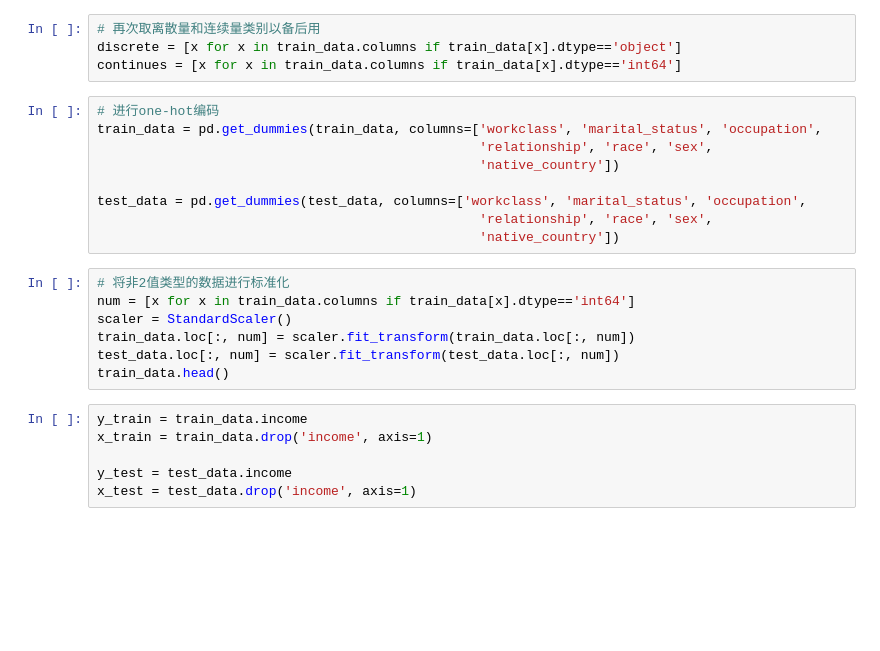
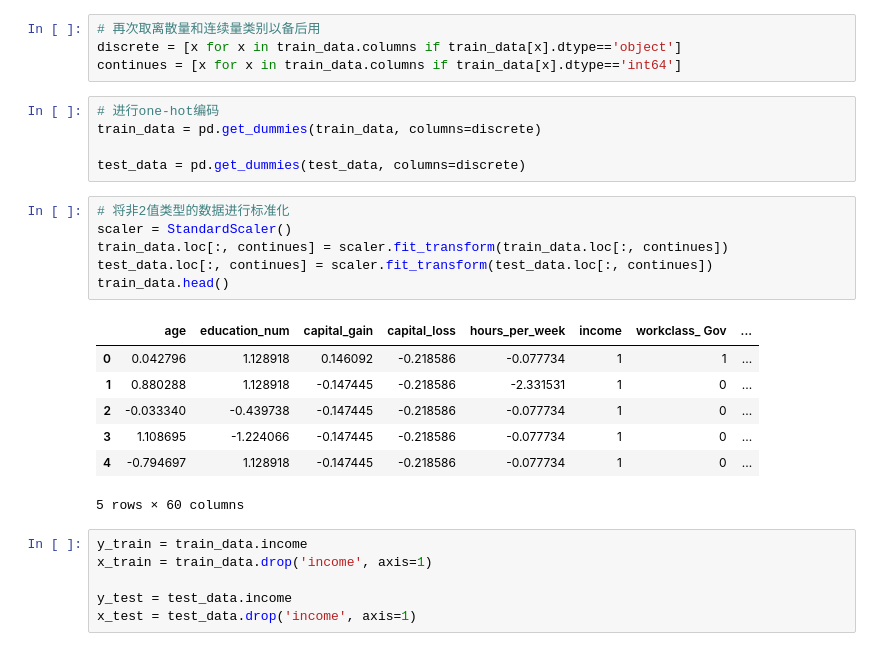
Before and after one commit to pingdixiaoguai/adult-income-prediction, a Jupyter notebook: svm.ipynb, the cells around one changed output. Cells and saved outputs as stored; diff of their text form; blank space fills up the shorter version.

```diff
--- a/svm.ipynb
+++ b/svm.ipynb
@@ -249,20 +249,23 @@ discrete = [x for x in train_data.columns if train_data[x].dtype=='object']
 continues = [x for x in train_data.columns if train_data[x].dtype=='int64']
 # %%
 # 进行one-hot编码
-train_data = pd.get_dummies(train_data, columns=['workclass', 'marital_status', 'occupation',
-                                                 'relationship', 'race', 'sex',
-                                                 'native_country'])
+train_data = pd.get_dummies(train_data, columns=discrete)
 
-test_data = pd.get_dummies(test_data, columns=['workclass', 'marital_status', 'occupation',
-                                                 'relationship', 'race', 'sex',
-                                                 'native_country'])
+test_data = pd.get_dummies(test_data, columns=discrete)
 # %%
 # 将非2值类型的数据进行标准化
-num = [x for x in train_data.columns if train_data[x].dtype=='int64']
 scaler = StandardScaler()
-train_data.loc[:, num] = scaler.fit_transform(train_data.loc[:, num])
-test_data.loc[:, num] = scaler.fit_transform(test_data.loc[:, num])
+train_data.loc[:, continues] = scaler.fit_transform(train_data.loc[:, continues])
+test_data.loc[:, continues] = scaler.fit_transform(test_data.loc[:, continues])
 train_data.head()
+# %% [output]
+|  | age | education_num | capital_gain | capital_loss | hours_per_week | income | workclass_ Gov | ... |
+| 0 | 0.042796 | 1.128918 | 0.146092 | -0.218586 | -0.077734 | 1 | 1 | ... |
+| 1 | 0.880288 | 1.128918 | -0.147445 | -0.218586 | -2.331531 | 1 | 0 | ... |
+| 2 | -0.033340 | -0.439738 | -0.147445 | -0.218586 | -0.077734 | 1 | 0 | ... |
+| 3 | 1.108695 | -1.224066 | -0.147445 | -0.218586 | -0.077734 | 1 | 0 | ... |
+| 4 | -0.794697 | 1.128918 | -0.147445 | -0.218586 | -0.077734 | 1 | 0 | ... |
+5 rows × 60 columns
 # %%
 y_train = train_data.income
 x_train = train_data.drop('income', axis=1)
```
Also changed, not shown: 2 other files.
